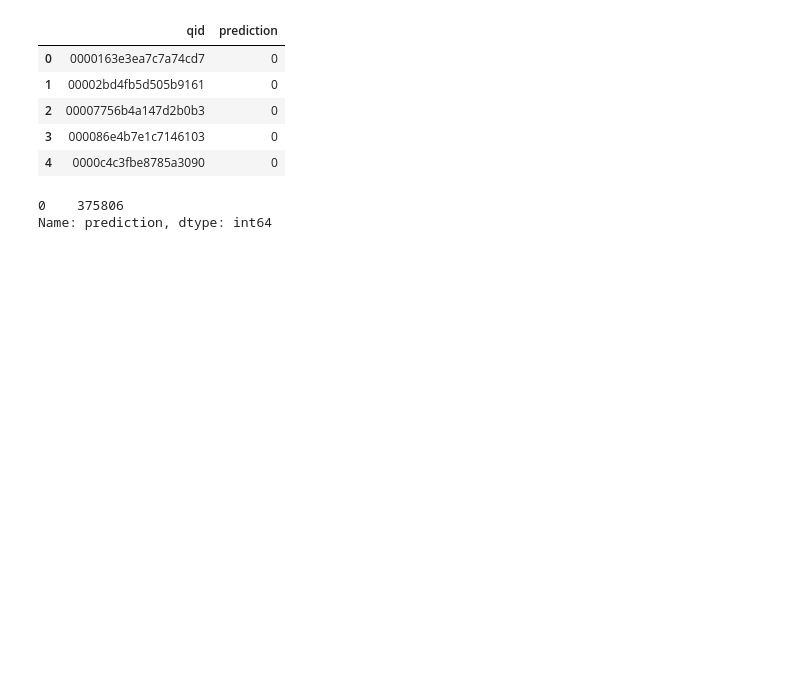
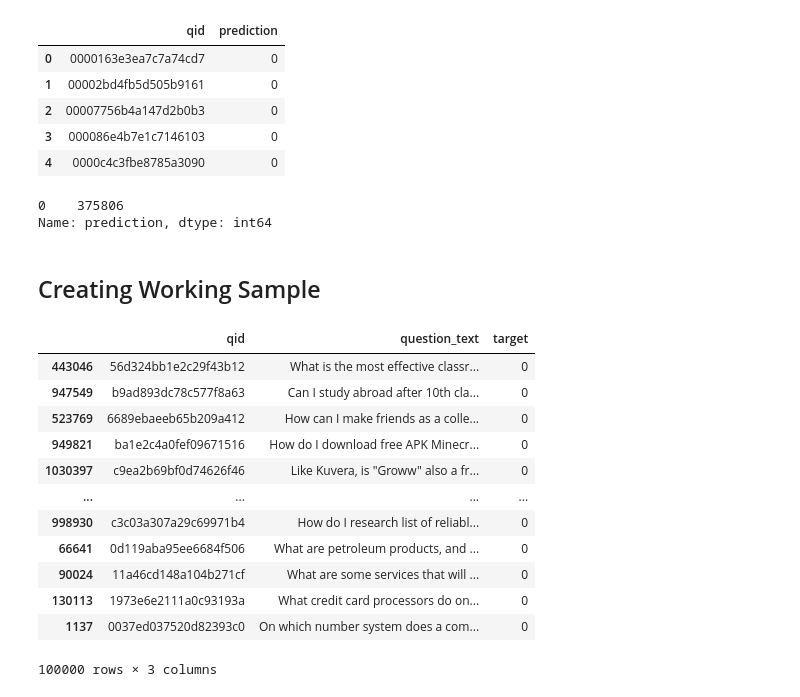
Before and after one commit to INCREDIBLE-AURNOB/NLP, a Jupyter notebook: Text_classification_bag_of_words_.ipynb, the cells around one changed output. Cells and saved outputs as stored; diff of their text form; code cells hidden in the pictures; blank space fills up the shorter version.

```diff
--- a/Text_classification_bag_of_words_.ipynb
+++ b/Text_classification_bag_of_words_.ipynb
@@ -120,3 +120,28 @@ sub_df.prediction.value_counts()
 # %% [output]
 0    375806
 Name: prediction, dtype: int64
+# %% [markdown]
+## Creating Working Sample
+# %%
+if IS_KAGGLE:
+    SAMPLE_SIZE = len(raw_df)
+else:
+    SAMPLE_SIZE = 100_000
+# %%
+sample_df=raw_df.sample(SAMPLE_SIZE,random_state=42)
+# %%
+sample_df
+# %% [output]
+|  | qid | question_text | target |
+| 443046 | 56d324bb1e2c29f43b12 | What is the most effective classr... | 0 |
+| 947549 | b9ad893dc78c577f8a63 | Can I study abroad after 10th cla... | 0 |
+| 523769 | 6689ebaeeb65b209a412 | How can I make friends as a colle... | 0 |
+| 949821 | ba1e2c4a0fef09671516 | How do I download free APK Minecr... | 0 |
+| 1030397 | c9ea2b69bf0d74626f46 | Like Kuvera, is "Groww" also a fr... | 0 |
+| ... | ... | ... | ... |
+| 998930 | c3c03a307a29c69971b4 | How do I research list of reliabl... | 0 |
+| 66641 | 0d119aba95ee6684f506 | What are petroleum products, and ... | 0 |
+| 90024 | 11a46cd148a104b271cf | What are some services that will ... | 0 |
+| 130113 | 1973e6e2111a0c93193a | What credit card processors do on... | 0 |
+| 1137 | 0037ed037520d82393c0 | On which number system does a com... | 0 |
+100000 rows × 3 columns
```
Also changed, not shown: parts of 27 cells of this notebook.
